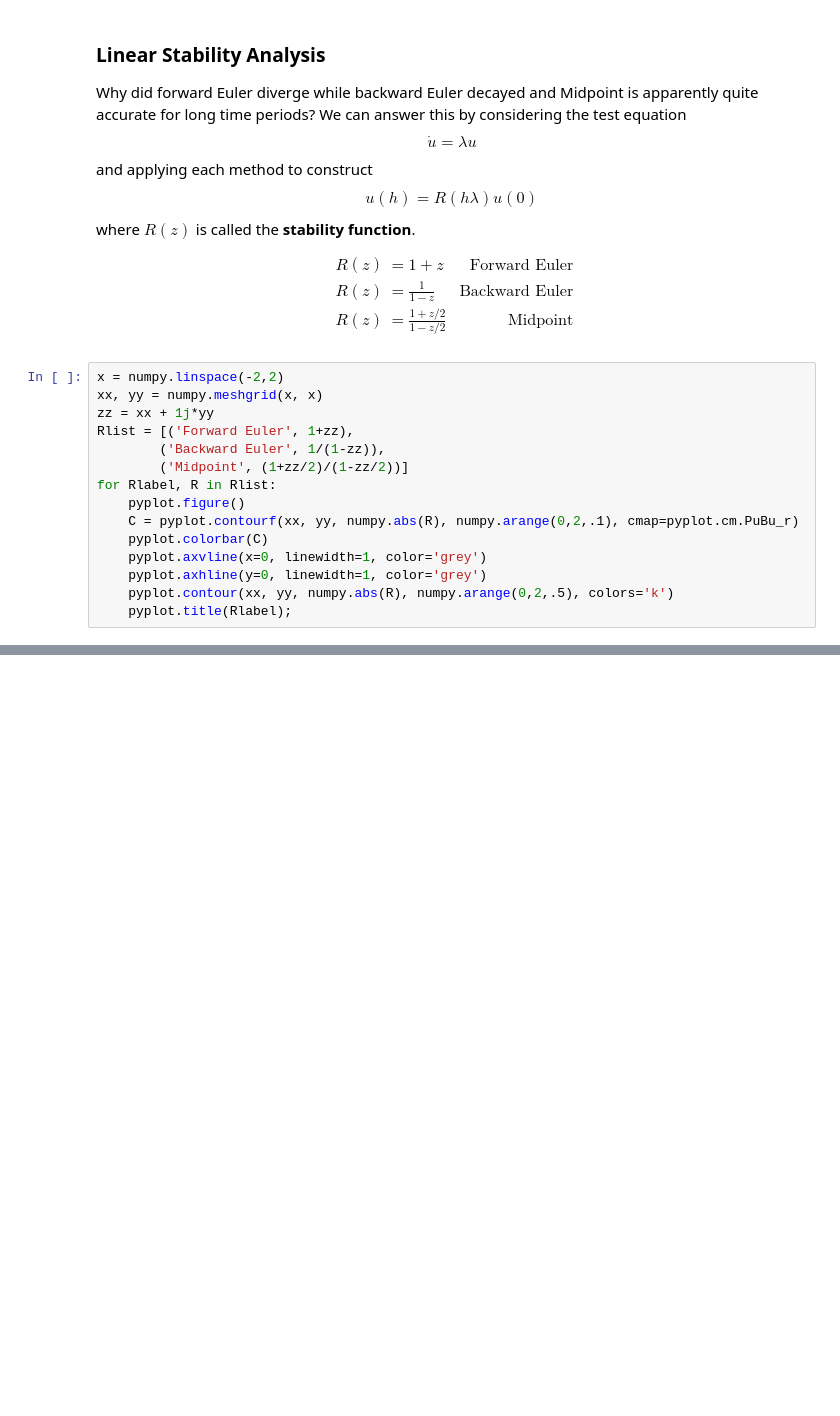
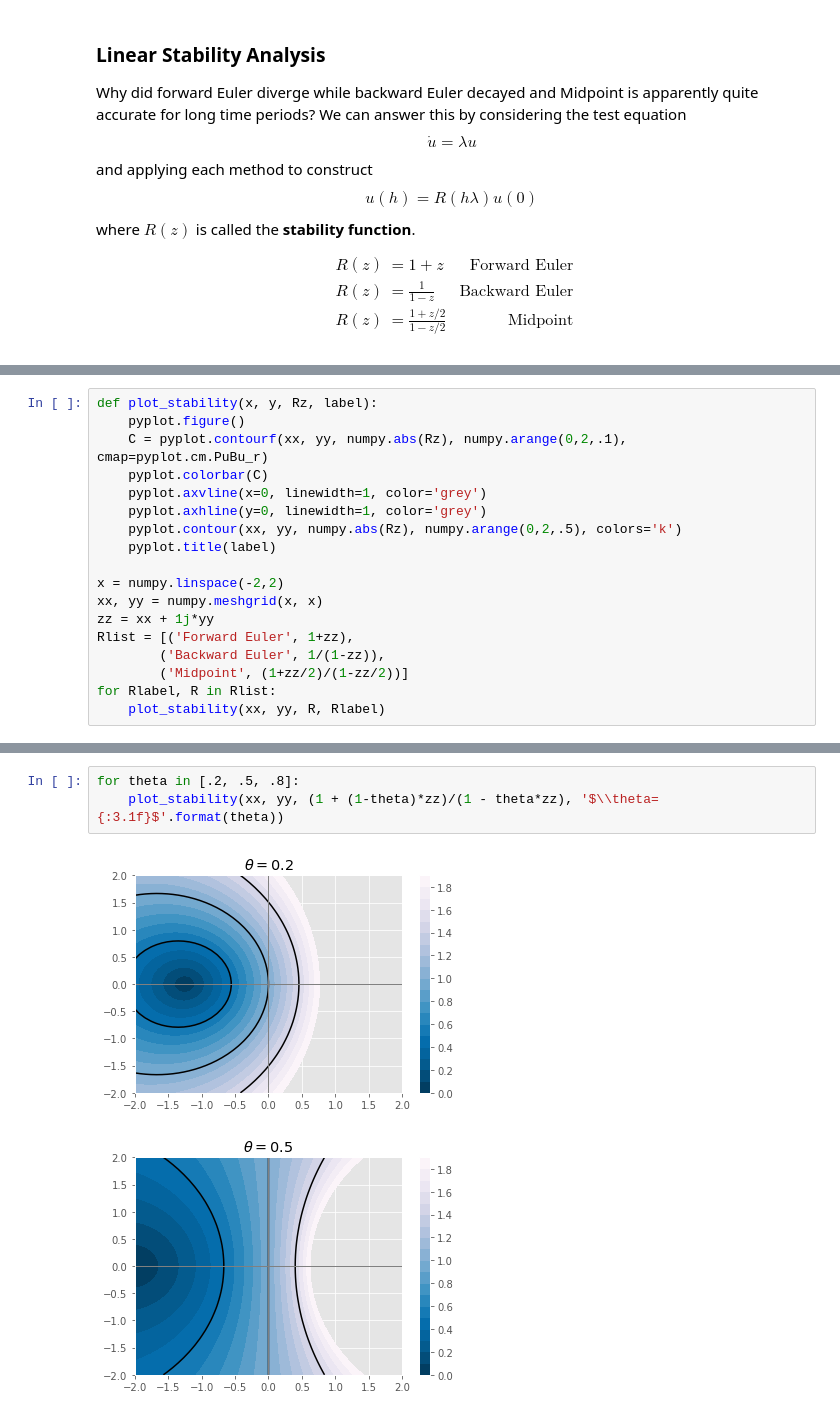
Before and after one commit to cu-numpde/numpde-fall2017, a Jupyter notebook: FDTransient.ipynb, the cells around one changed output, grey strips where cells are left out. Drawn from its saved outputs; the diff is of its cells as text; blank space fills up the shorter version.

```diff
--- a/FDTransient.ipynb
+++ b/FDTransient.ipynb
@@ -244,18 +244,3 @@ $$\begin{align} R(z) &= 1+z & \text{Forward Euler} \\
 R(z) &= \frac{1}{1-z} & \text{Backward Euler} \\
 R(z) &= \frac{1+z/2}{1-z/2} & \text{Midpoint}
 \end{align}$$
-# %%
-x = numpy.linspace(-2,2)
-xx, yy = numpy.meshgrid(x, x)
-zz = xx + 1j*yy
-Rlist = [('Forward Euler', 1+zz),
-        ('Backward Euler', 1/(1-zz)),
-        ('Midpoint', (1+zz/2)/(1-zz/2))]
-for Rlabel, R in Rlist:
-    pyplot.figure()
-    C = pyplot.contourf(xx, yy, numpy.abs(R), numpy.arange(0,2,.1), cmap=pyplot.cm.PuBu_r)
-    pyplot.colorbar(C)
-    pyplot.axvline(x=0, linewidth=1, color='grey')
-    pyplot.axhline(y=0, linewidth=1, color='grey')
-    pyplot.contour(xx, yy, numpy.abs(R), numpy.arange(0,2,.5), colors='k')
-    pyplot.title(Rlabel);
@@ -265,0 +247,18 @@ for Rlabel, R in Rlist:
+# %%
+def plot_stability(x, y, Rz, label):
+    pyplot.figure()
+    C = pyplot.contourf(xx, yy, numpy.abs(Rz), numpy.arange(0,2,.1), cmap=pyplot.cm.PuBu_r)
+    pyplot.colorbar(C)
+    pyplot.axvline(x=0, linewidth=1, color='grey')
+    pyplot.axhline(y=0, linewidth=1, color='grey')
+    pyplot.contour(xx, yy, numpy.abs(Rz), numpy.arange(0,2,.5), colors='k')
+    pyplot.title(label)
+
+x = numpy.linspace(-2,2)
+xx, yy = numpy.meshgrid(x, x)
+zz = xx + 1j*yy
+Rlist = [('Forward Euler', 1+zz),
+        ('Backward Euler', 1/(1-zz)),
+        ('Midpoint', (1+zz/2)/(1-zz/2))]
+for Rlabel, R in Rlist:
+    plot_stability(xx, yy, R, Rlabel)
@@ -265,0 +281,6 @@ for Rlabel, R in Rlist:
+# %%
+for theta in [.2, .5, .8]:
+    plot_stability(xx, yy, (1 + (1-theta)*zz)/(1 - theta*zz), '$\\theta={:3.1f}$'.format(theta))
+# %% [output]
+[figure, added]
+[figure, added]
```
Also changed, not shown: parts of 12 cells of this notebook.
